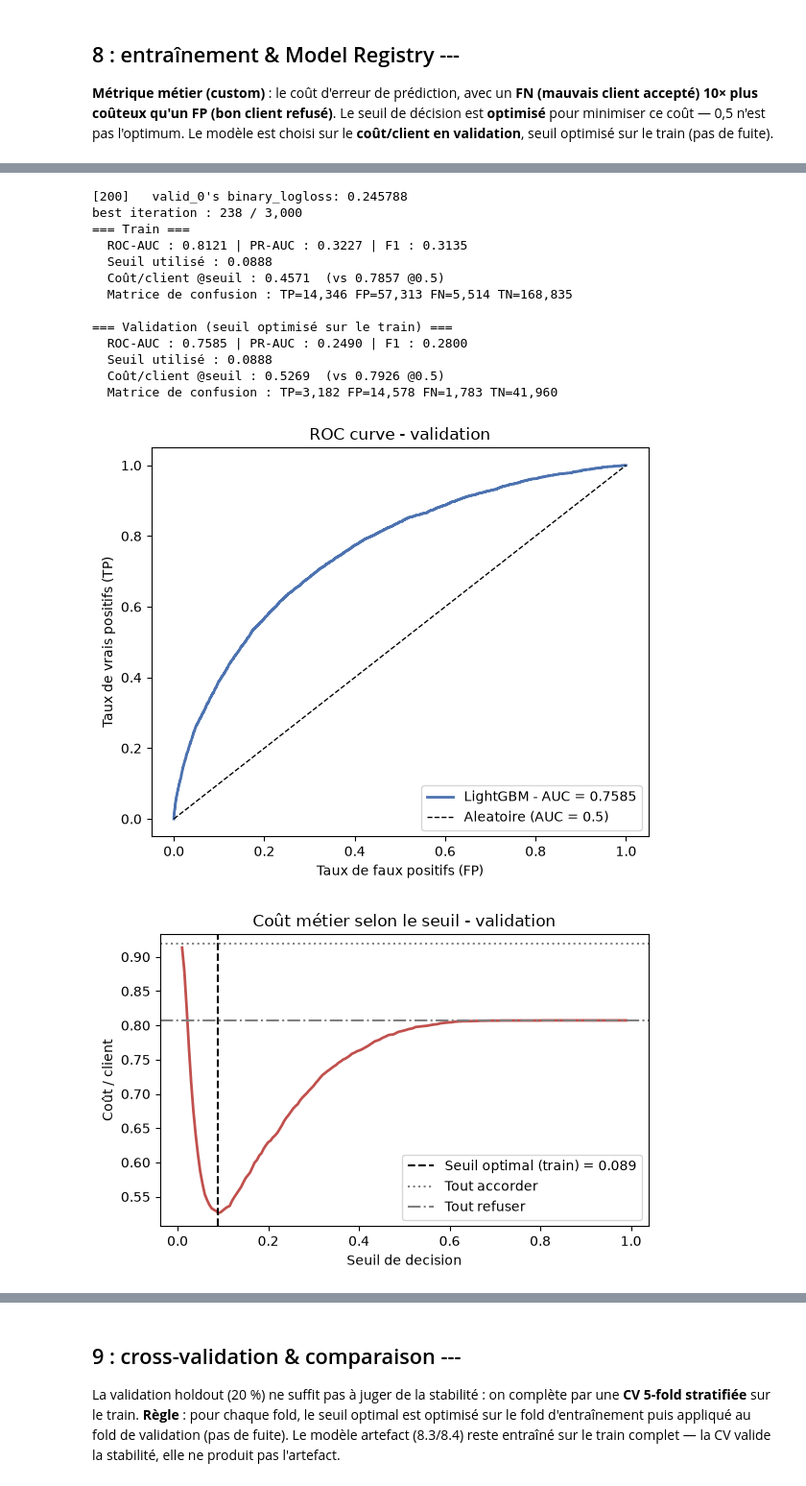
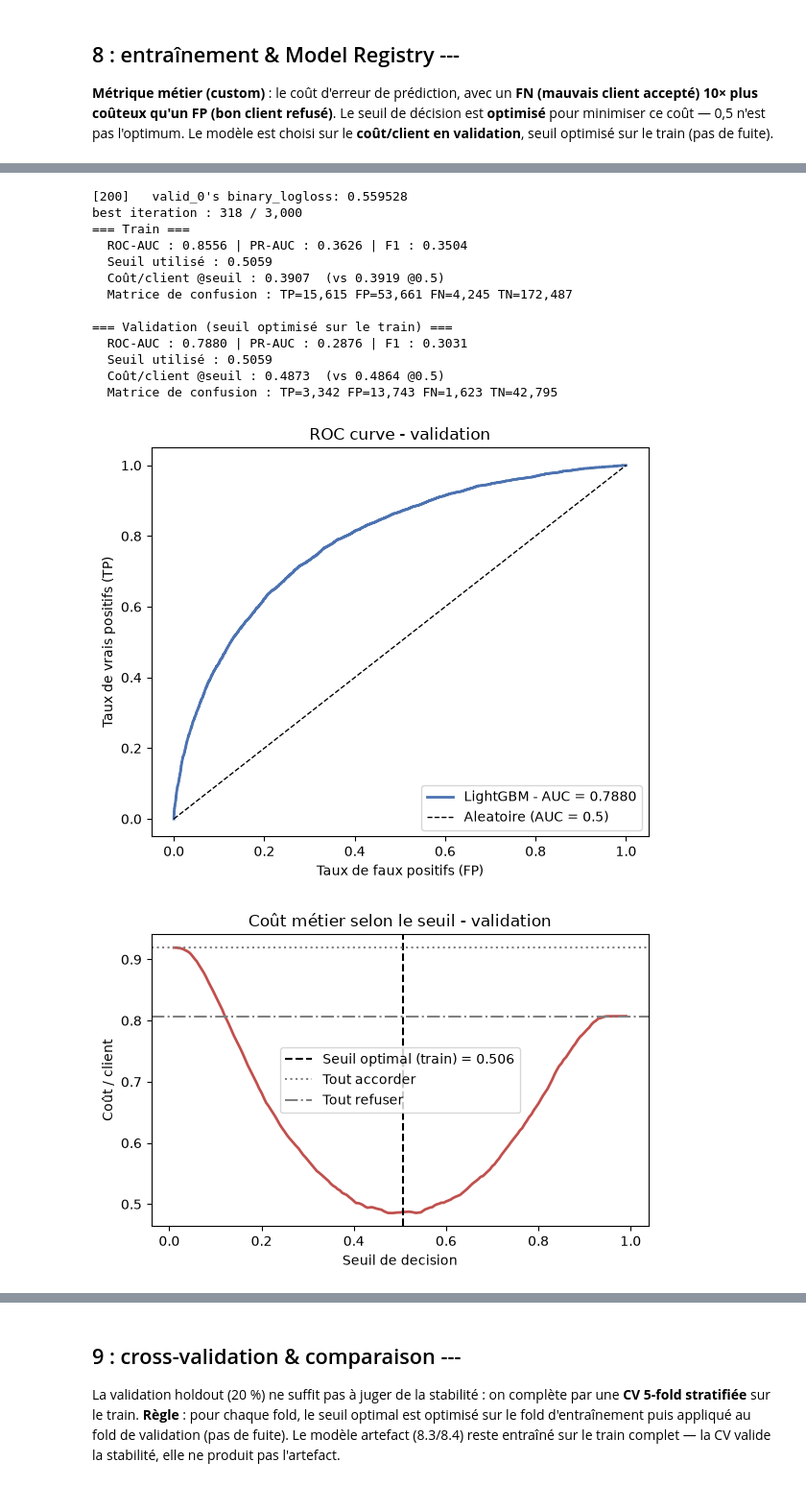
Before and after one commit to WillIsback/P6_Initiez-vous_au_MLOps_Partie_1, a Jupyter notebook: notebooks/p6_ml.ipynb, the cells around one changed output, grey strips where cells are left out. Shown at 96% size. Drawn from its saved outputs; the diff is of its cells as text; code cells hidden in the pictures.

```diff
--- a/notebooks/p6_ml.ipynb
+++ b/notebooks/p6_ml.ipynb
@@ -379,0 +454,34 @@ DAYS_BIRTH                     0.078239
+# %%
+### 5bis.2 — agrégation au grain client + jointure gauche (train et test)
+import time
+
+t0 = time.perf_counter()
+secondary_agg = st.build_aggregates(RAW_DIR)
+secondary_agg.to_parquet(PROCESSED_DIR / 'secondary_aggregates.parquet')
+agg_seconds = time.perf_counter() - t0
+print(f'\n{secondary_agg.shape[1]} features agrégées pour {len(secondary_agg):,} clients en {agg_seconds:.0f} s'
+      ' -> data/processed/secondary_aggregates.parquet')
+
+n_cols_before = app_train.shape[1]
+app_train = st.join_aggregates(app_train, secondary_agg)
+app_test = st.join_aggregates(app_test, secondary_agg)
+assert app_train['SK_ID_CURR'].is_unique and app_test['SK_ID_CURR'].is_unique
+print(f'application_train : {n_cols_before} -> {app_train.shape[1]} colonnes ({len(app_train):,} lignes, inchangé)')
+print(f'application_test  : {app_test.shape[1]} colonnes ({len(app_test):,} lignes, inchangé)')
+
+families = {'BUR': 'bureau', 'PREV': 'previous_application', 'INST': 'installments_payments',
+            'POS': 'POS_CASH_balance', 'CC': 'credit_card_balance'}
+coverage = {fam: float((app_train[f'{fam}_COUNT'] > 0).mean()) for fam in families}
+print('\ncouverture (clients train avec historique) :',
+      ' | '.join(f'{families[k]} {v:.1%}' for k, v in coverage.items()))
+
+DATA_SCOPE = 'application+6_tables_secondaires'  # tag porté par tous les runs de modélisation
+with mlflow.start_run(run_name='secondary_tables_join') as run:
+    mlflow.set_tags({'stage': 'data_prep', 'data_scope': DATA_SCOPE})
+    mlflow.log_params({'n_tables': len(st.SECONDARY_FILES), 'n_agg_features': secondary_agg.shape[1],
+                       'join': 'left on SK_ID_CURR', 'count_fill': 0})
+    mlflow.log_metrics({f'coverage_{k.lower()}': v for k, v in coverage.items()}
+                       | {'agg_seconds': agg_seconds, 'n_cols_application_train': app_train.shape[1]})
+    mlflow.log_table(secondary_overview.reset_index(), 'secondary_tables_overview.json')
+    join_run_id = run.info.run_id
+print('Run secondary_tables_join créé dans MLflow')
@@ -716,6 +918,7 @@ with mlflow.start_run(run_name="baseline_logreg") as run:
         "stage": "baseline",
         "dataset": "application_train",
         "validation": "stratified_holdout_20pct",
+        "data_scope": DATA_SCOPE,
     })
 
     print("=== Train ===")
@@ -825,6 +1028,7 @@ lgb_model = lgb.LGBMClassifier(
     subsample=0.8,
     subsample_freq=1,
     colsample_bytree=0.8,
+    class_weight='balanced',  # même traitement du déséquilibre que la LogReg
     random_state=42,
     n_jobs=-1,
     verbosity=-1,
@@ -834,6 +1038,7 @@ t0 = time.perf_counter()
 lgb_model.fit(
     X_tr_lgb, y_tr,
     eval_X=X_va_lgb, eval_y=y_va,
+    eval_class_weight=['balanced'],  # early stopping sur la logloss pondérée (cohérente avec l'entraînement)
     categorical_feature=cat_idx_lgb,
     callbacks=[lgb.early_stopping(50, verbose=False), lgb.log_evaluation(200)],
 )
@@ -856,6 +1061,7 @@ with mlflow.start_run(run_name='baseline_lightgbm') as run:
         'learning_rate': 0.05,
         'num_leaves': 31,
         'early_stopping_rounds': 50,
+        'class_weight': 'balanced',
         'train_rows': len(X_tr),
         'fn_cost': FN_COST,
         'fp_cost': FP_COST,
@@ -865,6 +1071,7 @@ with mlflow.start_run(run_name='baseline_lightgbm') as run:
         'dataset': 'application_train',
         'validation': 'stratified_holdout_20pct',
         'custom_metric': 'business_cost_fn10_fp1',
+        'data_scope': DATA_SCOPE,
     })
 
     print('=== Train ===')
@@ -907,42 +1114,42 @@ with mlflow.start_run(run_name='baseline_lightgbm') as run:
     ax.set_ylabel('Coût / client')
     ax.set_title('Coût métier selon le seuil - validation')
     ax.legend()
     plt.tight_layout()
     mlflow.log_figure(fig_cost, 'cost_vs_threshold_val.png')
     plt.show()
 
     # Signature sur les features BRUTES : le pipeline embarque l'encodage
     signature = infer_signature(X_va, y_proba_va)
 
     model_info = mlflow.sklearn.log_model(
         Pipeline([('encode', preprocess_lgb), ('clf', lgb_model)]),
         name='model',
         signature=signature,
         input_example=X_va.head(5),
         registered_model_name=REGISTRY_NAME_LGB,
         # skops (safe logging MLflow 3) : types de confiance
         skops_trusted_types=[
             "collections.OrderedDict",
             "lightgbm.basic.Booster",
             "lightgbm.sklearn.LGBMClassifier",
         ],
     )
 
     print(f'\nRun ID       : {run.info.run_id}')
     print(f'Modèle loggé : {model_info.model_uri}')
 # %% [output]
-[200]   valid_0's binary_logloss: 0.245788
-best iteration : 238 / 3,000
+[200]   valid_0's binary_logloss: 0.559528
+best iteration : 318 / 3,000
 === Train ===
-  ROC-AUC : 0.8121 | PR-AUC : 0.3227 | F1 : 0.3135
-  Seuil utilisé : 0.0888
-  Coût/client @seuil : 0.4571  (vs 0.7857 @0.5)
-  Matrice de confusion : TP=14,346 FP=57,313 FN=5,514 TN=168,835
+  ROC-AUC : 0.8556 | PR-AUC : 0.3626 | F1 : 0.3504
+  Seuil utilisé : 0.5059
+  Coût/client @seuil : 0.3907  (vs 0.3919 @0.5)
+  Matrice de confusion : TP=15,615 FP=53,661 FN=4,245 TN=172,487
 
 === Validation (seuil optimisé sur le train) ===
-  ROC-AUC : 0.7585 | PR-AUC : 0.2490 | F1 : 0.2800
-  Seuil utilisé : 0.0888
-  Coût/client @seuil : 0.5269  (vs 0.7926 @0.5)
-  Matrice de confusion : TP=3,182 FP=14,578 FN=1,783 TN=41,960
+  ROC-AUC : 0.7880 | PR-AUC : 0.2876 | F1 : 0.3031
+  Seuil utilisé : 0.5059
+  Coût/client @seuil : 0.4873  (vs 0.4864 @0.5)
+  Matrice de confusion : TP=3,342 FP=13,743 FN=1,623 TN=42,795
-[figure, old version]
+[figure, new version]
-[figure, old version]
+[figure, new version]
```
Also changed, not shown: parts of 42 cells of this notebook, 24 other files.
